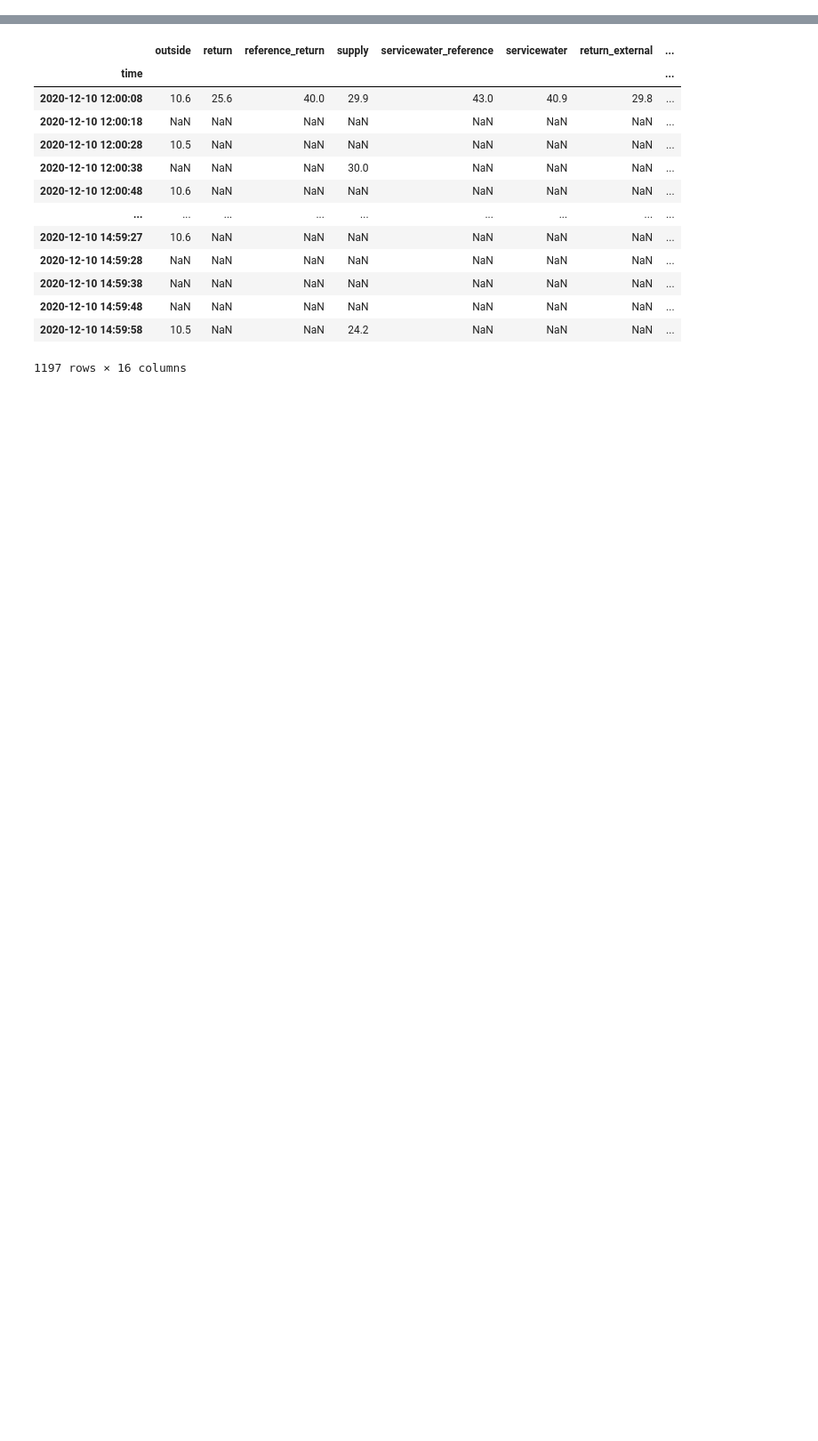
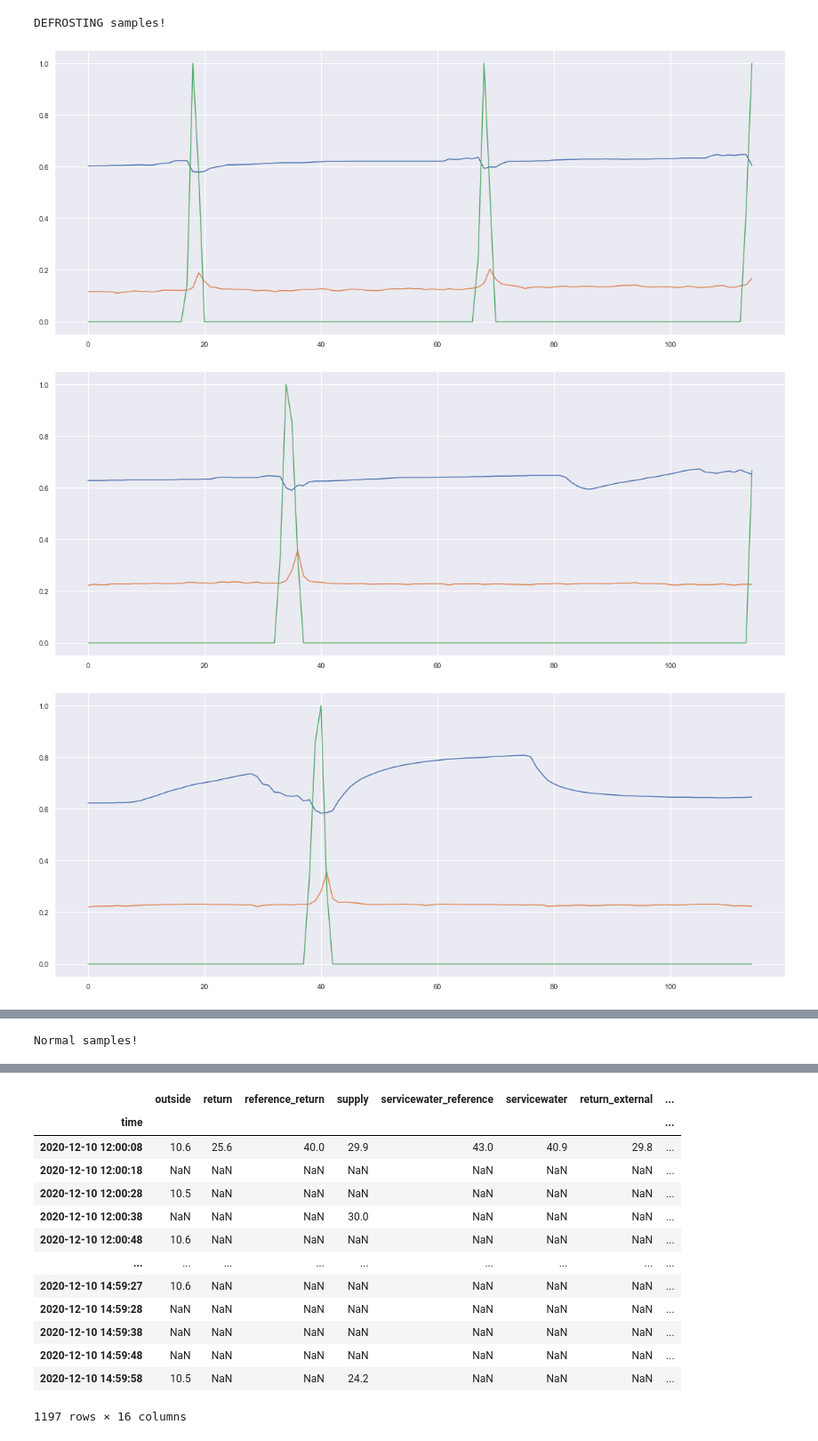
Before and after one commit to ccbur/deep-heatpump-analyzer, a Jupyter notebook: aggregate.ipynb, the cells around one changed output, grey strips where cells are left out. Shown at 89% size. Cells and saved outputs as stored; diff of their text form; code cells hidden in the pictures; blank space fills up the shorter version.

```diff
--- a/aggregate.ipynb
+++ b/aggregate.ipynb
@@ -186,0 +415,23 @@ memory usage: 496.0 MB
+# %%
+
+print("DEFROSTING samples!")
+
+for i in range(10):
+    sample = train_dataset[i]
+    if sample[1][0] == 1.0:
+        plt.plot(sample[0])
+        plt.show()
+
+
+print("Normal samples!")
+
+for i in range(10):
+    sample = train_dataset[i]
+    if sample[1][0] == 0.0:
+        plt.plot(sample[0])
+        plt.show()
+# %% [output]
+DEFROSTING samples!
+[figure, added]
+[figure, added]
+[figure, added]
@@ -186,0 +441 @@ memory usage: 496.0 MB
+Normal samples!
```
Also changed, not shown: parts of 25 cells of this notebook.
